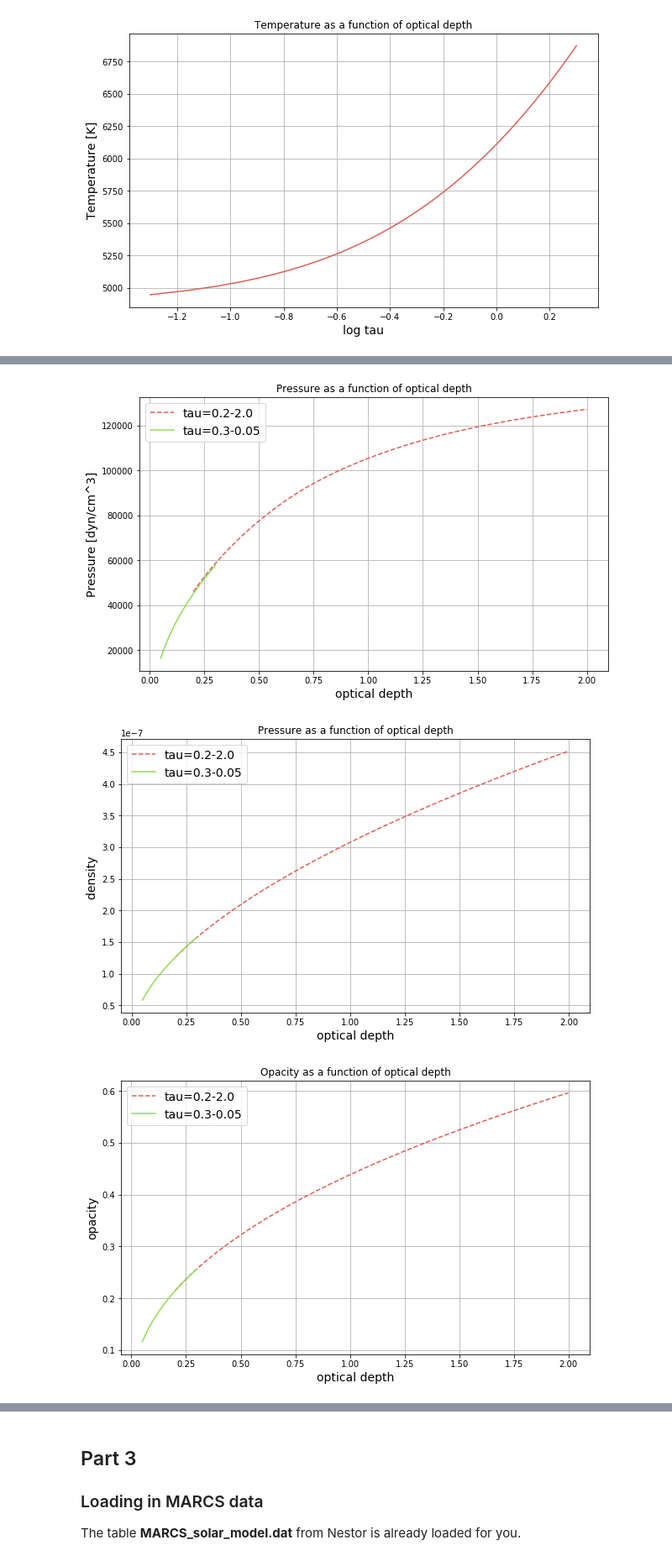
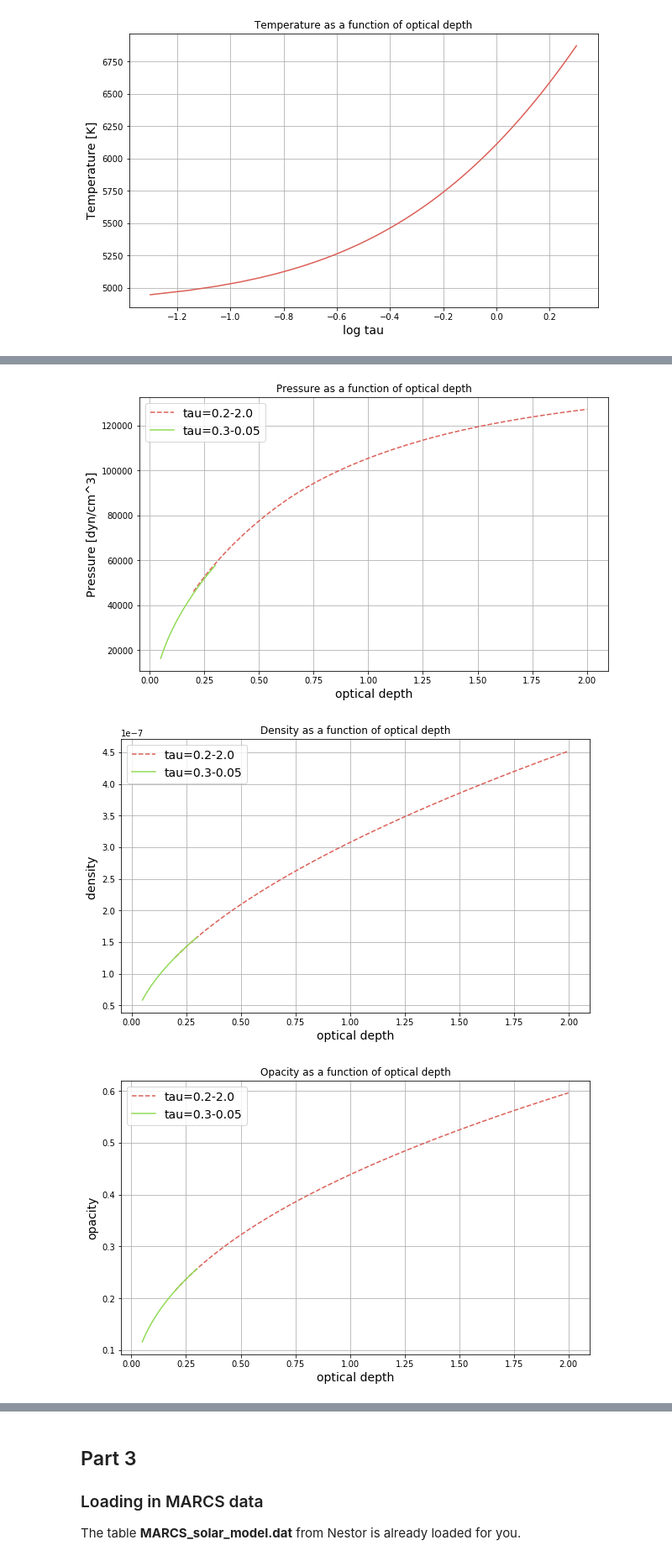
Before and after one commit to dziouba/PoS, a Jupyter notebook: PoS_Computer_Model.ipynb, the cells around one changed output, grey strips where cells are left out. Shown at 84% size. Drawn from its saved outputs; the diff is of its cells as text; code cells hidden in the pictures.

```diff
--- a/PoS_Computer_Model.ipynb
+++ b/PoS_Computer_Model.ipynb
@@ -253,7 +267,7 @@ g = G*Msol/(Rsol**2)
 
 def Pressure(tau):
     """ Calculate gravitational pressure as a function of optical depth"""
-    p = 1.8*g*tau/(10**(-4.4))
+    p = 1.8*g*tau*10**(4.4)
     return p**(5/9)
 
 #starting pressure values
@@ -298,33 +312,33 @@ def rho(tau):
     return P*mu*mH/(k*T)
 
 fig = figure(figsize=(10,6))
 fr = fig.add_subplot(1,1,1)
 fr.set_xlabel('optical depth', fontsize="14")
 fr.set_ylabel('density ', fontsize="14")
 fr.grid(True)
 fr.plot(tau_02, rho(tau_02), "--", label='tau=0.2-2.0')
 fr.plot(tau_03, rho(tau_03), "-", label='tau=0.3-0.05')
 fr.legend(fontsize='14')
-fr.set_title("Pressure as a function of optical depth")
+fr.set_title("Density as a function of optical depth")
 show()
 
 # Plot of opacity as a function of optical depth
 def kappa(tau):
     Pg = Pressure(tau)
     k = 10**(-4.4)*Pg**0.8
     return k
 
 fig = figure(figsize=(10,6))
 fr = fig.add_subplot(1,1,1)
 fr.set_xlabel('optical depth', fontsize="14")
 fr.set_ylabel('opacity', fontsize="14")
 fr.grid(True)
 fr.plot(tau_02, kappa(tau_02), "--", label='tau=0.2-2.0')
 fr.plot(tau_03, kappa(tau_03), "-", label='tau=0.3-0.05')
 fr.legend(fontsize='14')
 fr.set_title("Opacity as a function of optical depth")
 show()
 # %% [output]
 [figure]
-[figure, old version]
+[figure, new version]
 [figure]
```
Also changed, not shown: parts of 10 cells of this notebook.
